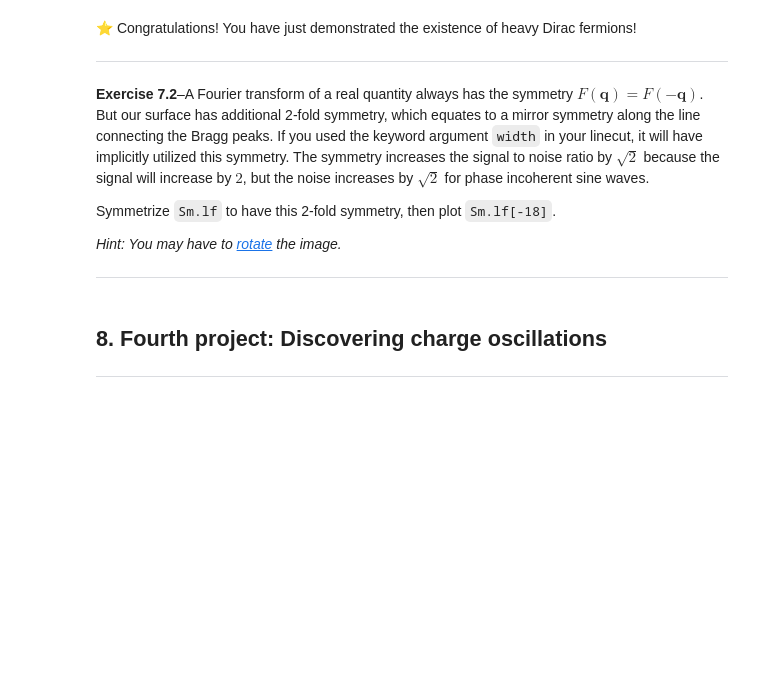
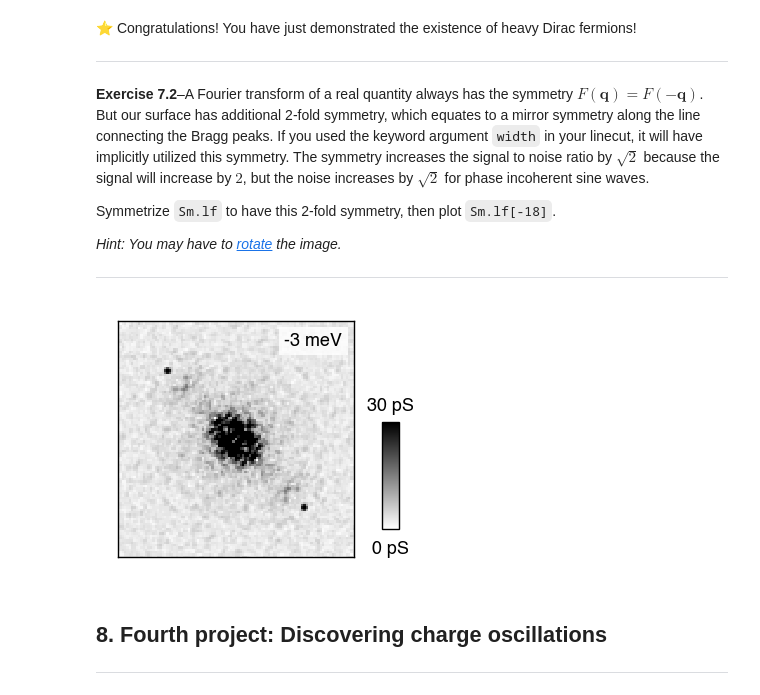
Before and after one commit to harrispirie/stmpy, a Jupyter notebook: stmpy/doc/Stmpy 101 - getting started.ipynb, the cells around one changed output. Cells and saved outputs as stored; diff of their text form; code cells hidden in the pictures; blank space fills up the shorter version.

```diff
--- a/stmpy/doc/Stmpy 101 - getting started.ipynb
+++ b/stmpy/doc/Stmpy 101 - getting started.ipynb
@@ -1044,6 +1055,24 @@ Symmetrize `Sm.lf` to have this 2-fold symmetry, then plot `Sm.lf[-18]`.
 _Hint: You may have to [rotate](https://docs.scipy.org/doc/scipy/reference/generated/scipy.ndimage.rotate.html) the image._
 
 ---
+# %%
+from scipy.ndimage import rotate
+
+# Calculate angle to rotate such that Bragg peak is on the diagonal
+phi = arctan((100-64)/(46-64)) + radians(45)
+rot = rotate(sm.lf, degrees(phi), axes=(1,2), reshape=False)
+# To symmetrize, add each layer to its transpose
+sm.ls = (rot + transpose(rot, axes=(0,2,1))) / 2
+
+ax = subplot(111)
+imshow(sm.ls[-18], clim=(0,30), aspect=1, cmap=stmpy.cm.gray_r, rasterized=True)
+stmpy.image.add_label('{:2.0f} meV'.format(sm.en[-18]), fs=6.5)
+stmpy.image.add_cbar(fs=6.5, sf=0, units='pS')
+ax.set_xticks([]); ax.set_yticks([])
+ax.set_xlim(64-50,64+50); ax.set_ylim(64-50,64+50)
+tight_layout()
+# %% [output]
+[figure, added]
 # %% [markdown]
 ## 8. Fourth project: Discovering charge oscillations
 ---
```
Also changed, not shown: parts of 1 cell of this notebook.
